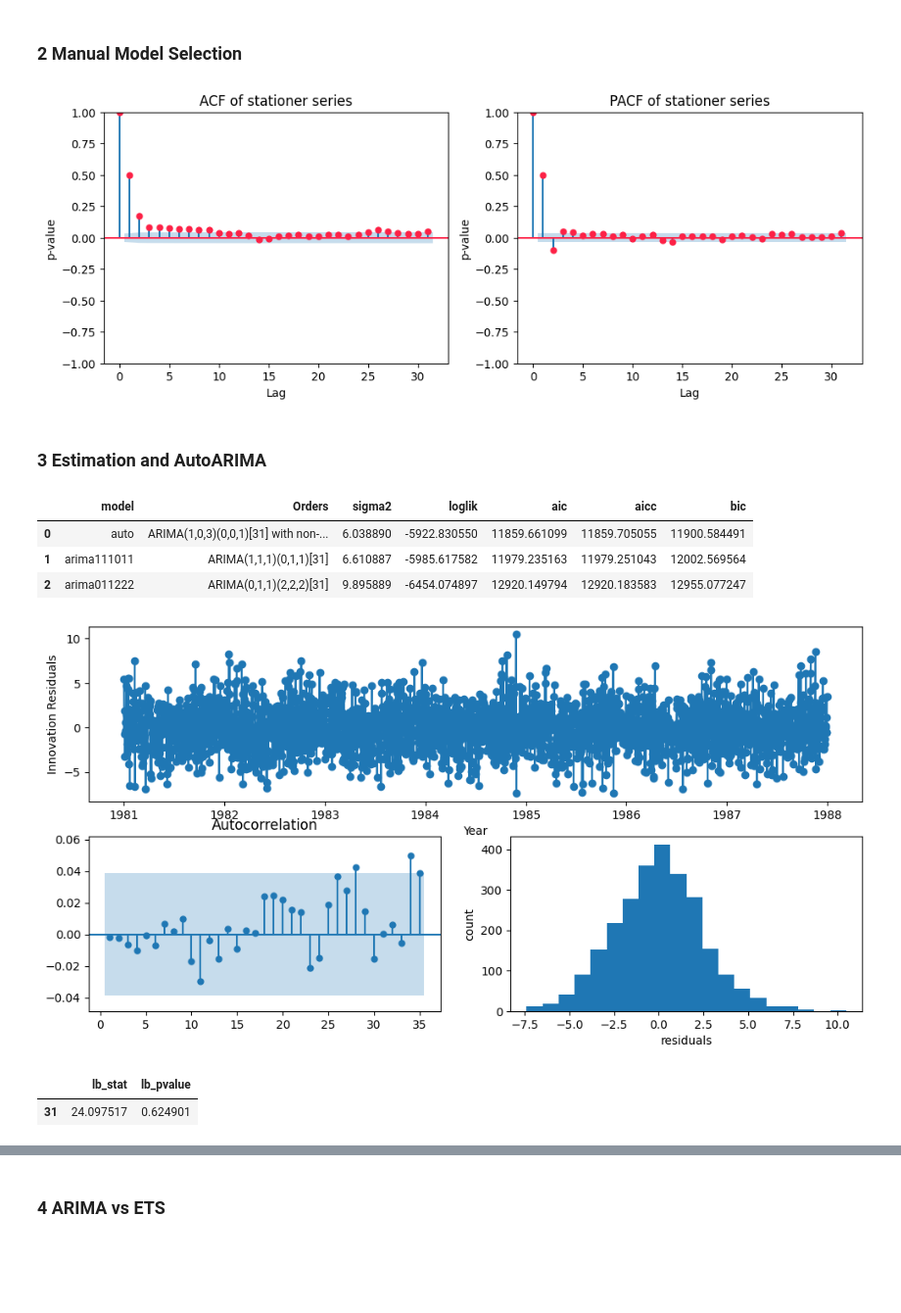
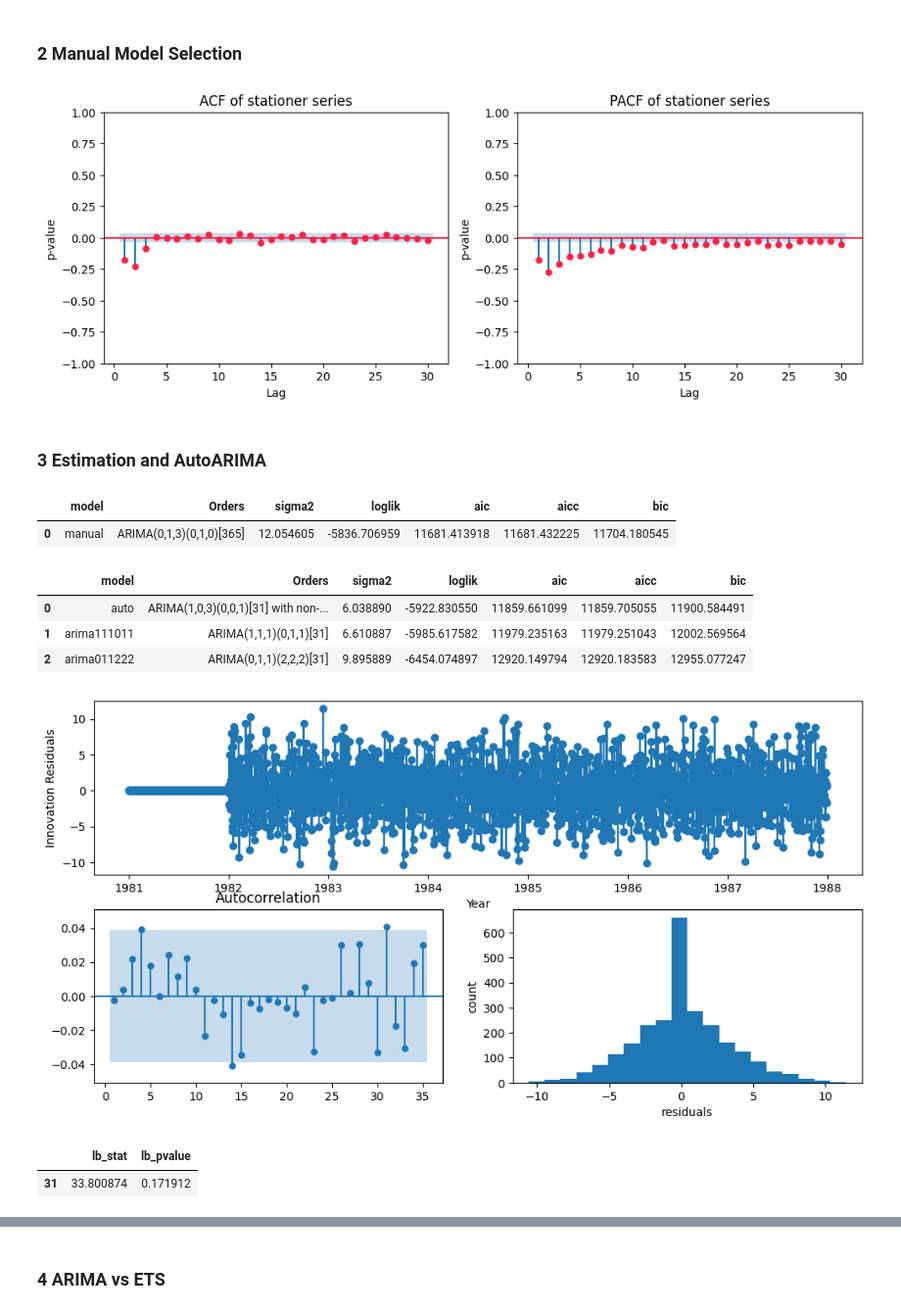
Before and after one commit to HannaHalka/Time-Series, a Jupyter notebook: Ass6/Assignment6.ipynb, the cells around one changed output, grey strips where cells are left out. Shown at 98% size. Drawn from its saved outputs; the diff is of its cells as text; code cells hidden in the pictures; blank space fills up the shorter version.

```diff
--- a/Ass6/Assignment6.ipynb
+++ b/Ass6/Assignment6.ipynb
@@ -62,19 +62,19 @@ ADF seasonal+first diff p-value = 0.00000
 # %%
 fig, axes = plt.subplots(1, 2, figsize=(12, 4))
 
-plot_acf(y_seasonal, lags=31, ax=axes[0], color='#FD2146')
+plot_acf(y_seasonal_first, lags=30, ax=axes[0], color='#FD2146', zero=False)
 axes[0].set_title('ACF of stationer series')
 axes[0].set_xlabel('Lag')
 axes[0].set_ylabel('p-value')
 
-plot_pacf(y_seasonal, lags=31, ax=axes[1], color='#FD2146')
+plot_pacf(y_seasonal_first, lags=30, ax=axes[1], color='#FD2146', zero=False)
 axes[1].set_title('PACF of stationer series')
 axes[1].set_xlabel('Lag')
 axes[1].set_ylabel('p-value')
 
 plt.show()
 # %% [output]
-[figure, old version]
+[figure, new version]
 # %% [markdown]
 ### 3 Estimation and AutoARIMA
 # %%
@@ -90,6 +90,30 @@ val = val_df[['mean-tempt']].reset_index()
 val['unique_id'] = 'tempt'
 val.rename(columns={'data_ind': 'ds', 'mean-tempt': 'y'}, inplace=True)
 val = val[['unique_id', 'ds', 'y']]
+# %%
+models = [
+  ARIMA(order=(0, 1, 3), seasonal_order=(0, 1, 0), season_length=365, alias="manual")
+]
+
+sf = StatsForecast(models=models, freq="D", n_jobs=-1)
+sf.fit(df=train)
+summaries = []
+
+for model in sf.fitted_[0]:
+  summary_model = {
+    "model": model,
+    "Orders": ARIMASummary(model.model_),
+    "sigma2": model.model_["sigma2"],
+    "loglik": model.model_["loglik"],
+    "aic": model.model_["aic"],
+    "aicc": model.model_["aicc"],
+    "bic": model.model_["bic"],
+  }
+  summaries.append(summary_model)
+pd.DataFrame(sorted(summaries, key=lambda d: d["aicc"]))
+# %% [output]
+|  | model | Orders | sigma2 | loglik | aic | aicc | bic |
+| 0 | manual | ARIMA(0,1,3)(0,1,0)[365] | 12.054605 | -5836.706959 | 11681.413918 | 11681.432225 | 11704.180545 |
 # %%
 models = [
   ARIMA(order=(0, 1, 1), seasonal_order=(2, 2, 2), season_length=31, alias="arima011222"), # approx 2h if 365
@@ -121,35 +145,35 @@ pd.DataFrame(sorted(summaries, key=lambda d: d["aicc"]))
 # %%
 forecasts = sf.forecast(
   df=train[["ds", "y", "unique_id"]], h=len(val['y']), fitted=True, level=[80, 95]
 )
 fitted_values = sf.forecast_fitted_values()
-insample_forecasts = fitted_values["auto"]
+insample_forecasts = fitted_values["manual"]
 residuals = fitted_values["y"] - insample_forecasts
 
 fig = plt.figure(figsize=(12, 6))
 gs = fig.add_gridspec(2, 2)
 ax1 = fig.add_subplot(gs[0, :])
 ax2 = fig.add_subplot(gs[1, 0])
 ax3 = fig.add_subplot(gs[1, 1])
 ax1.plot(train["ds"], residuals, marker="o")
 ax1.set_ylabel("Innovation Residuals")
 ax1.set_xlabel("Year")
 plot_acf(
   residuals, ax2, zero=False,
   bartlett_confint=False, auto_ylims=True
 )
 ax3.hist(residuals, bins=20)
 ax3.set_ylabel("count")
 ax3.set_xlabel("residuals")
 plt.show()
 # %% [output]
-[figure, old version]
+[figure, new version]
 # %%
 ljung_box = acorr_ljungbox(residuals, lags=[31], model_df=4)
 ljung_box
 # %% [output]
 |  | lb_stat | lb_pvalue |
-| 31 | 24.097517 | 0.624901 |
+| 31 | 33.800874 | 0.171912 |
 # %%
 plot_series(
   df=train, # tempt
```
Also changed, not shown: parts of 2 cells of this notebook, 1 other file.
